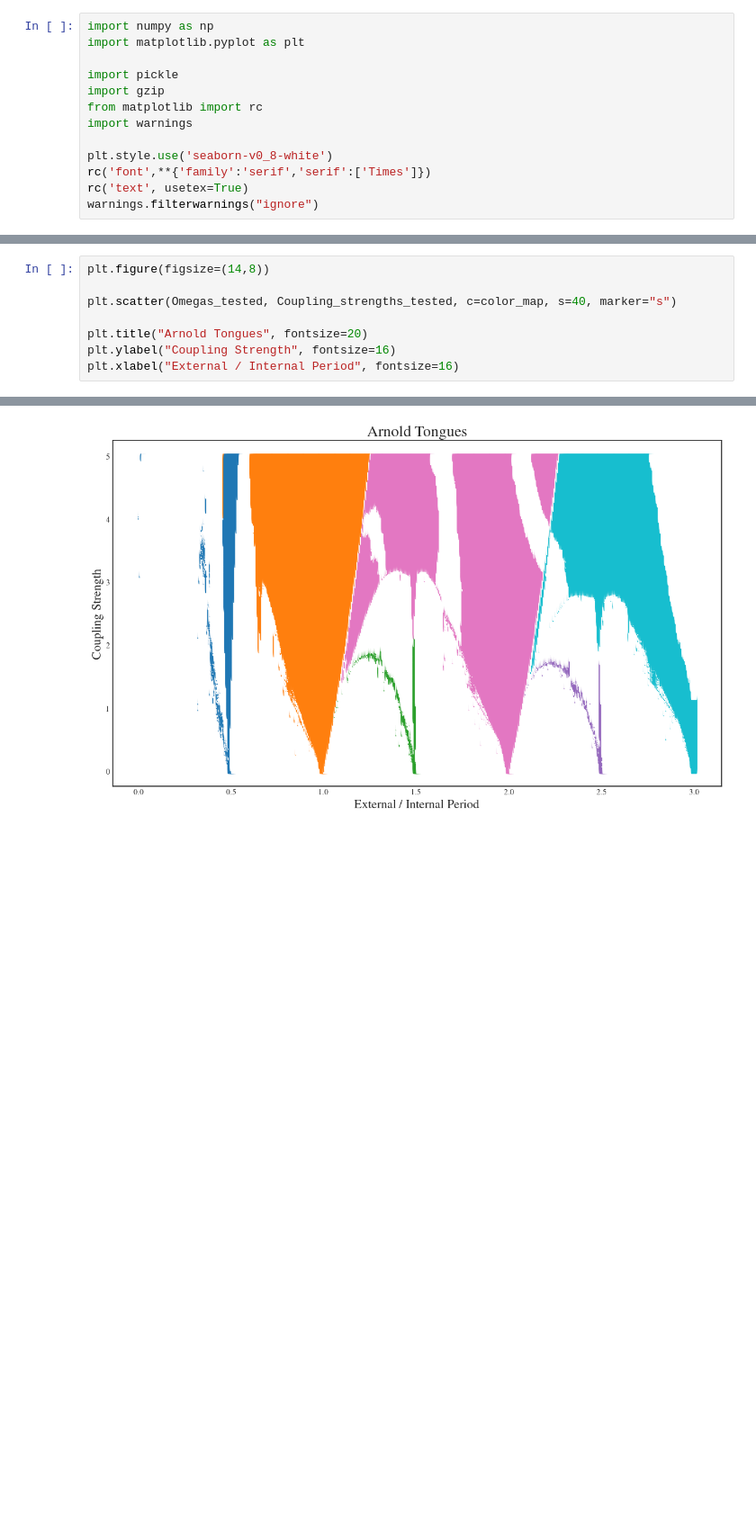
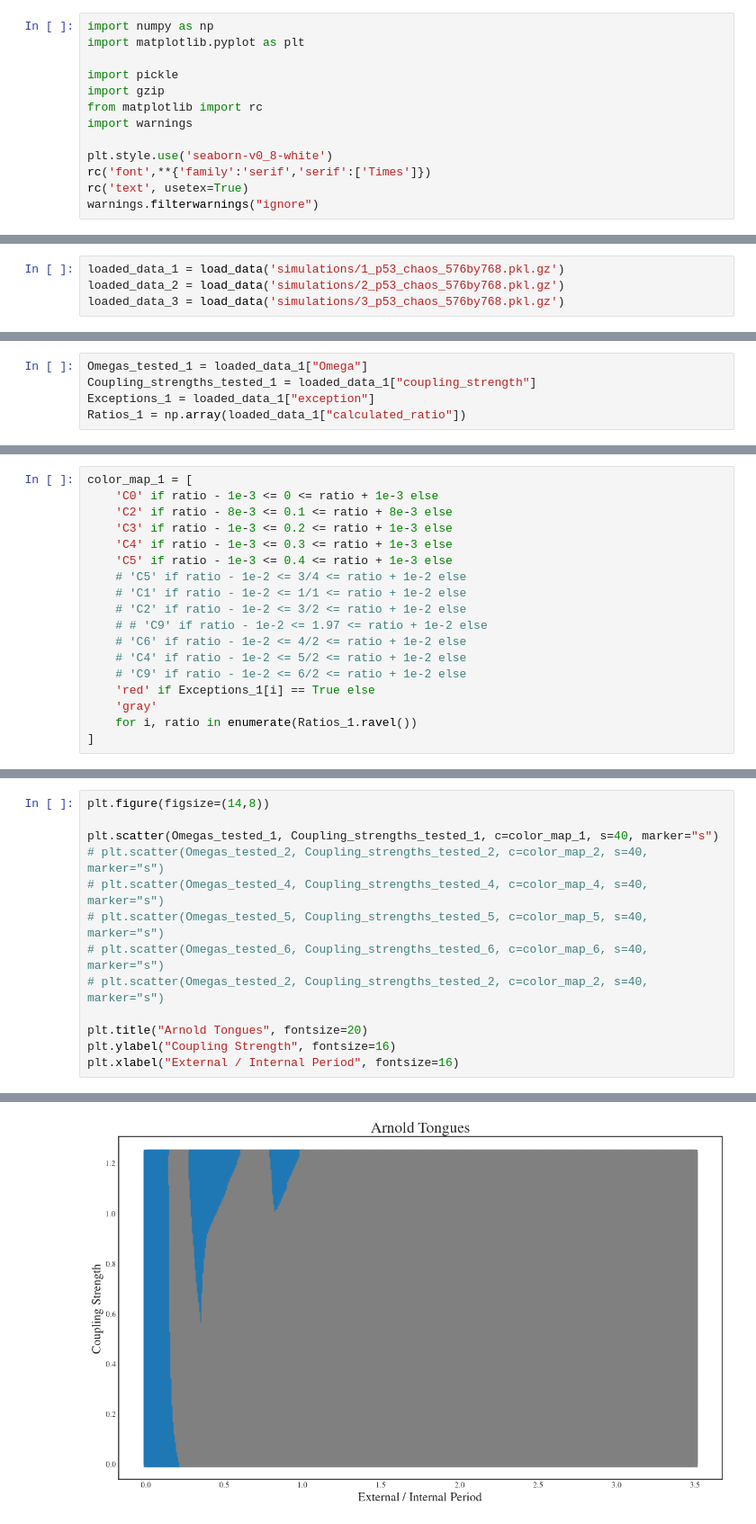
Before and after one commit to ErikBachRyhl/p53, a Jupyter notebook: arnold_plotting.ipynb, the cells around one changed output, grey strips where cells are left out. Shown: that part at 90% size. Cells and saved outputs as stored; diff of their text form; blank space fills up the shorter version.

Commit message:
arnold plotting and others

```diff
--- a/arnold_plotting.ipynb
+++ b/arnold_plotting.ipynb
@@ -46,0 +19,4 @@ plt.plot()
+# %%
+loaded_data_1 = load_data('simulations/1_p53_chaos_576by768.pkl.gz')
+loaded_data_2 = load_data('simulations/2_p53_chaos_576by768.pkl.gz')
+loaded_data_3 = load_data('simulations/3_p53_chaos_576by768.pkl.gz')
@@ -46,0 +98,5 @@ plt.plot()
+# %%
+Omegas_tested_1 = loaded_data_1["Omega"]
+Coupling_strengths_tested_1 = loaded_data_1["coupling_strength"]
+Exceptions_1 = loaded_data_1["exception"]
+Ratios_1 = np.array(loaded_data_1["calculated_ratio"])
@@ -47 +133,19 @@ plt.plot()
+# %%
+color_map_1 = [
+    'C0' if ratio - 1e-3 <= 0 <= ratio + 1e-3 else
+    'C2' if ratio - 8e-3 <= 0.1 <= ratio + 8e-3 else
+    'C3' if ratio - 1e-3 <= 0.2 <= ratio + 1e-3 else
+    'C4' if ratio - 1e-3 <= 0.3 <= ratio + 1e-3 else
+    'C5' if ratio - 1e-3 <= 0.4 <= ratio + 1e-3 else
+    # 'C5' if ratio - 1e-2 <= 3/4 <= ratio + 1e-2 else
+    # 'C1' if ratio - 1e-2 <= 1/1 <= ratio + 1e-2 else
+    # 'C2' if ratio - 1e-2 <= 3/2 <= ratio + 1e-2 else
+    # # 'C9' if ratio - 1e-2 <= 1.97 <= ratio + 1e-2 else
+    # 'C6' if ratio - 1e-2 <= 4/2 <= ratio + 1e-2 else
+    # 'C4' if ratio - 1e-2 <= 5/2 <= ratio + 1e-2 else
+    # 'C9' if ratio - 1e-2 <= 6/2 <= ratio + 1e-2 else
+    'red' if Exceptions_1[i] == True else
+    'gray'
+    for i, ratio in enumerate(Ratios_1.ravel())
+]
 # %%
@@ -63,11 +231,16 @@ color_map = [
 # %%
 plt.figure(figsize=(14,8))
 
-plt.scatter(Omegas_tested, Coupling_strengths_tested, c=color_map, s=40, marker="s")
+plt.scatter(Omegas_tested_1, Coupling_strengths_tested_1, c=color_map_1, s=40, marker="s")
+# plt.scatter(Omegas_tested_2, Coupling_strengths_tested_2, c=color_map_2, s=40, marker="s")
+# plt.scatter(Omegas_tested_4, Coupling_strengths_tested_4, c=color_map_4, s=40, marker="s")
+# plt.scatter(Omegas_tested_5, Coupling_strengths_tested_5, c=color_map_5, s=40, marker="s")
+# plt.scatter(Omegas_tested_6, Coupling_strengths_tested_6, c=color_map_6, s=40, marker="s")
+# plt.scatter(Omegas_tested_2, Coupling_strengths_tested_2, c=color_map_2, s=40, marker="s")
 
 plt.title("Arnold Tongues", fontsize=20)
 plt.ylabel("Coupling Strength", fontsize=16)
 plt.xlabel("External / Internal Period", fontsize=16)
 # %% [output]
 Text(0.5, 0, 'External / Internal Period')
-[figure, old version]
+[figure, new version]
```
Also changed, not shown: parts of 11 cells of this notebook, 58 other files.
